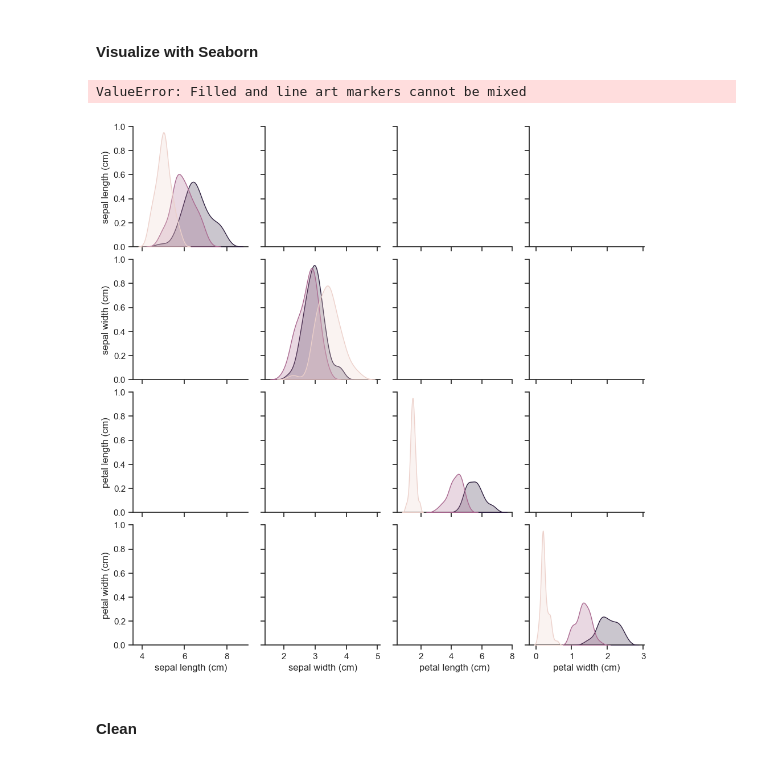
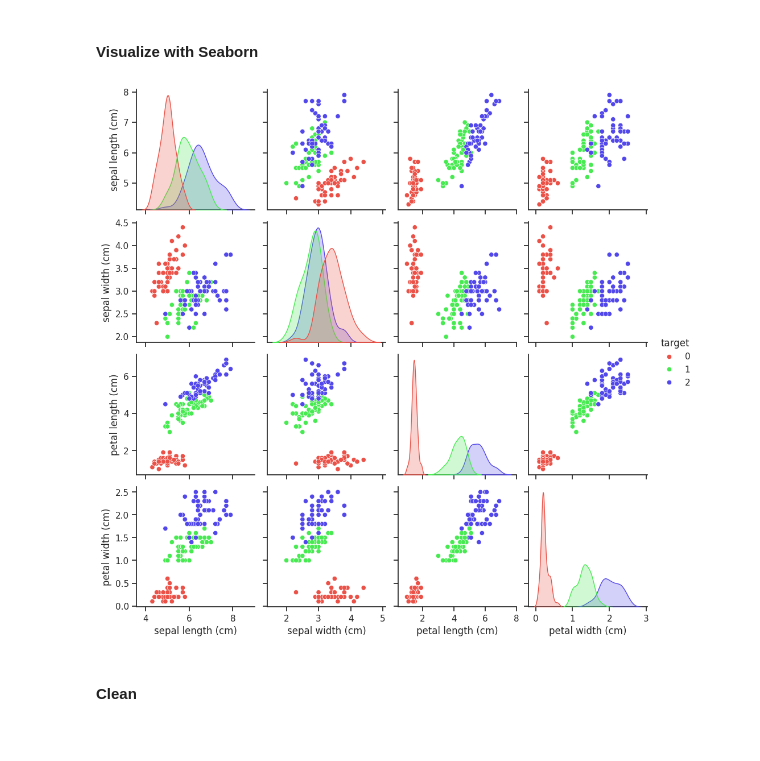
Before and after one commit to ProgressBG-Python-Course/JupyterNotebooksExamples, a Jupyter notebook: Notebooks/supervised_learning_algorihtms/KNN/ML_Process_with_Iris_kNN.ipynb, the cells around one changed output. Cells and saved outputs as stored; diff of their text form; code cells hidden in the pictures.

```diff
--- a/Notebooks/supervised_learning_algorihtms/KNN/ML_Process_with_Iris_kNN.ipynb
+++ b/Notebooks/supervised_learning_algorihtms/KNN/ML_Process_with_Iris_kNN.ipynb
@@ -101,17 +101,17 @@ pd.concat([min_values, max_values], keys=['min', 'max'])
 # %%
 sns.set(style="ticks", color_codes=True)
 g = sns.pairplot(iris_df,
-                 hue = 'target',
-                 vars=['sepal length (cm)',
-                       'sepal width (cm)',
-                       'petal length (cm)',
-                       'petal width (cm)',
-                      ],
-#                  palette=sns.hls_palette(6, l=.6, s=.8),
-                 markers=['o','x','+'])
+      hue = 'target',
+      vars=['sepal length (cm)',
+            'sepal width (cm)',
+            'petal length (cm)',
+            'petal width (cm)',
+            ],
+      palette=sns.hls_palette(3, l=.6, s=.8),
+      # markers=['o','x','+']
+)
 # %% [output]
-ValueError: Filled and line art markers cannot be mixed
-[figure, old version]
+[figure, new version]
 # %% [markdown]
 #### Clean
 # %% [markdown]
```
